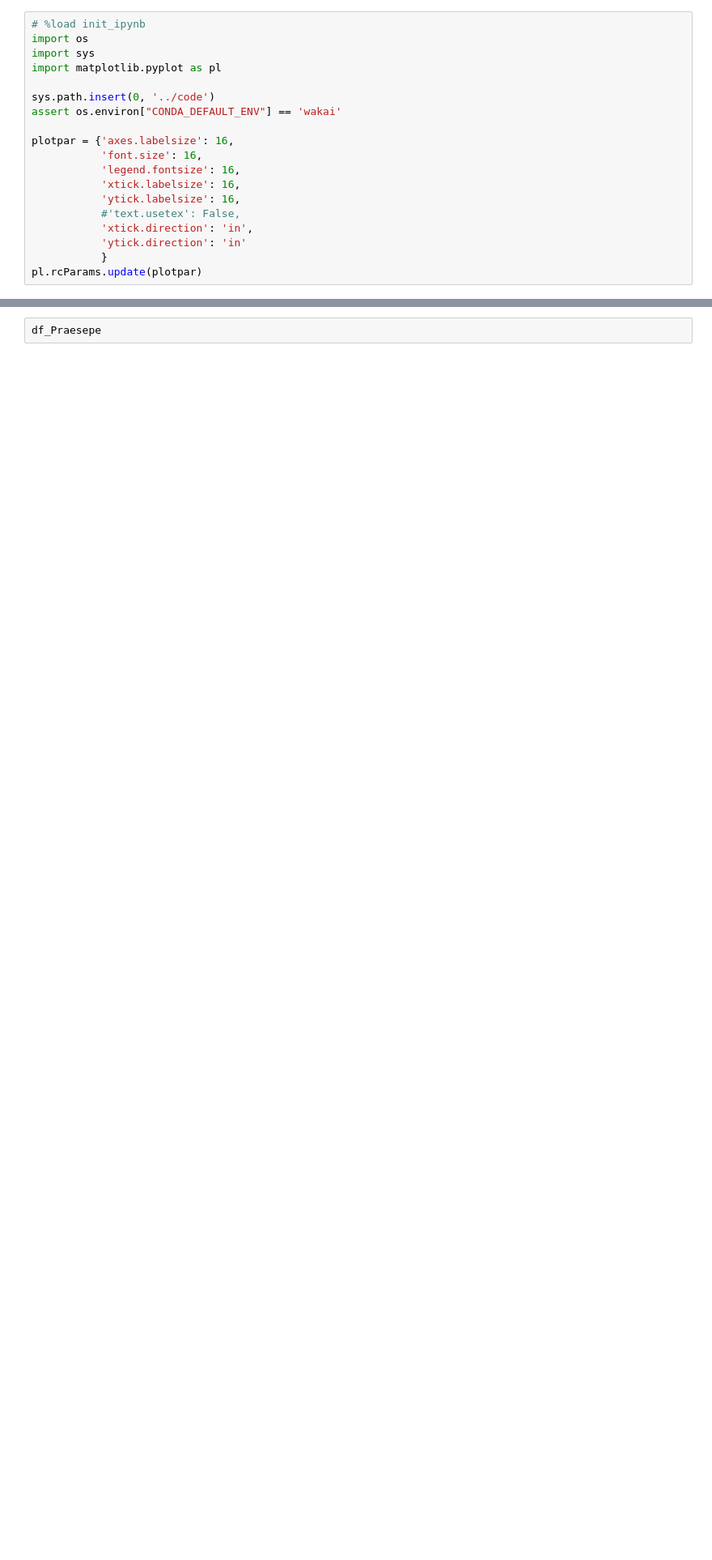
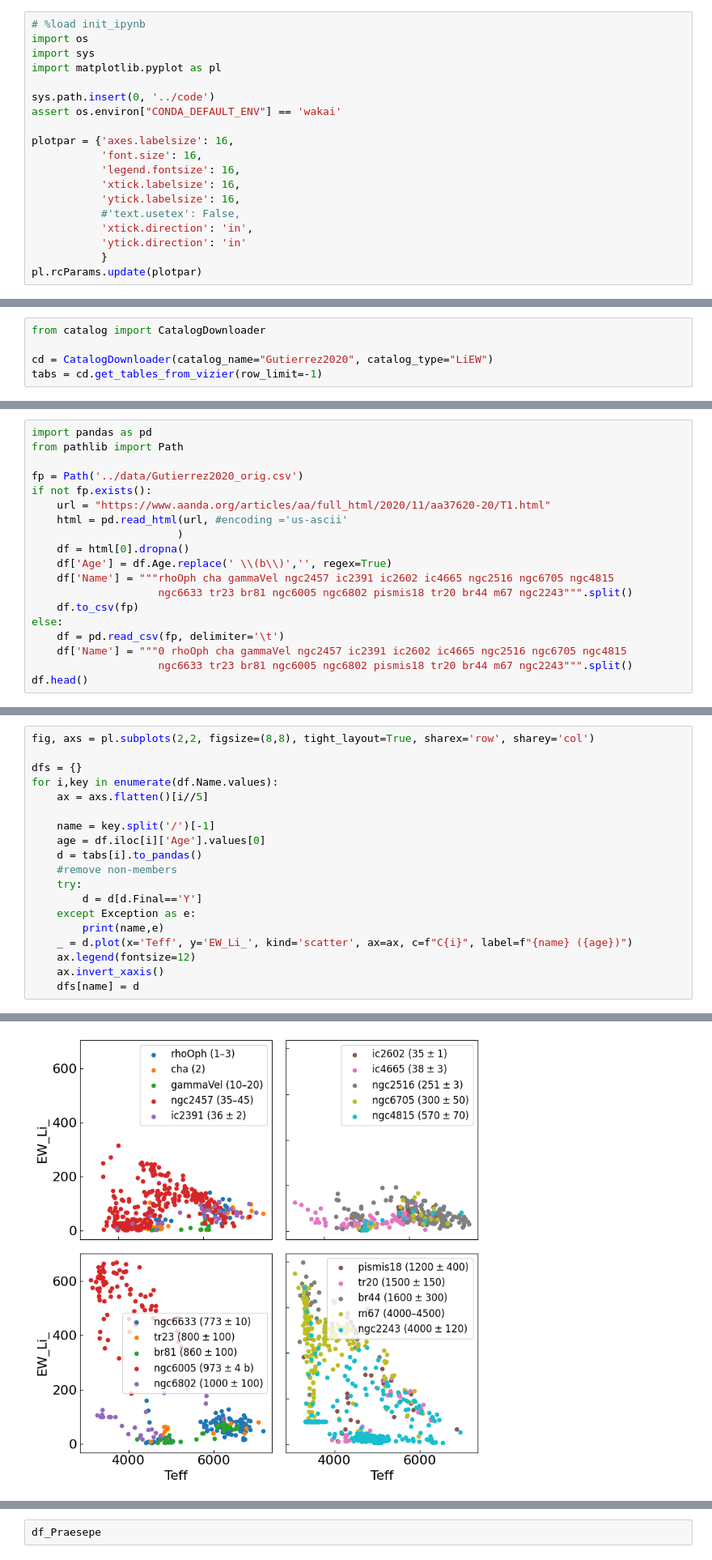
Before and after one commit to jpdeleon/wakai, a Jupyter notebook: notebooks/Li_EW.ipynb, the cells around one changed output, grey strips where cells are left out. Shown at 81% size. Drawn from its saved outputs; the diff is of its cells as text; blank space fills up the shorter version.

```diff
--- a/notebooks/Li_EW.ipynb
+++ b/notebooks/Li_EW.ipynb
@@ -21,0 +173,5 @@ pl.rcParams.update(plotpar)
+# %%
+from catalog import CatalogDownloader
+
+cd = CatalogDownloader(catalog_name="Gutierrez2020", catalog_type="LiEW")
+tabs = cd.get_tables_from_vizier(row_limit=-1)
@@ -21,0 +199,19 @@ pl.rcParams.update(plotpar)
+# %%
+import pandas as pd
+from pathlib import Path
+
+fp = Path('../data/Gutierrez2020_orig.csv')
+if not fp.exists():
+    url = "https://www.aanda.org/articles/aa/full_html/2020/11/aa37620-20/T1.html"
+    html = pd.read_html(url, #encoding ='us-ascii'
+                       )
+    df = html[0].dropna()
+    df['Age'] = df.Age.replace(' \\(b\\)','', regex=True)
+    df['Name'] = """rhoOph cha gammaVel ngc2457 ic2391 ic2602 ic4665 ngc2516 ngc6705 ngc4815
+                    ngc6633 tr23 br81 ngc6005 ngc6802 pismis18 tr20 br44 m67 ngc2243""".split()
+    df.to_csv(fp)
+else:
+    df = pd.read_csv(fp, delimiter='\t')
+    df['Name'] = """0 rhoOph cha gammaVel ngc2457 ic2391 ic2602 ic4665 ngc2516 ngc6705 ngc4815
+                    ngc6633 tr23 br81 ngc6005 ngc6802 pismis18 tr20 br44 m67 ngc2243""".split()
+df.head()
@@ -21,0 +236,20 @@ pl.rcParams.update(plotpar)
+# %%
+fig, axs = pl.subplots(2,2, figsize=(8,8), tight_layout=True, sharex='row', sharey='col')
+
+dfs = {}
+for i,key in enumerate(df.Name.values):
+    ax = axs.flatten()[i//5]
+
+    name = key.split('/')[-1]
+    age = df.iloc[i]['Age'].values[0]
+    d = tabs[i].to_pandas()
+    #remove non-members
+    try:
+        d = d[d.Final=='Y']
+    except Exception as e:
+        print(name,e)
+    _ = d.plot(x='Teff', y='EW_Li_', kind='scatter', ax=ax, c=f"C{i}", label=f"{name} ({age})")
+    ax.legend(fontsize=12)
+    ax.invert_xaxis()
+    dfs[name] = d
+# %% [output]
@@ -21,0 +257 @@ pl.rcParams.update(plotpar)
+[figure, added]
```
Also changed, not shown: parts of 34 cells of this notebook, 12 other files.
